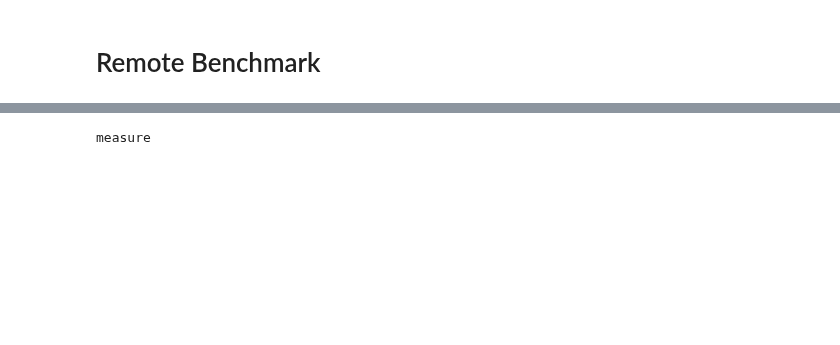
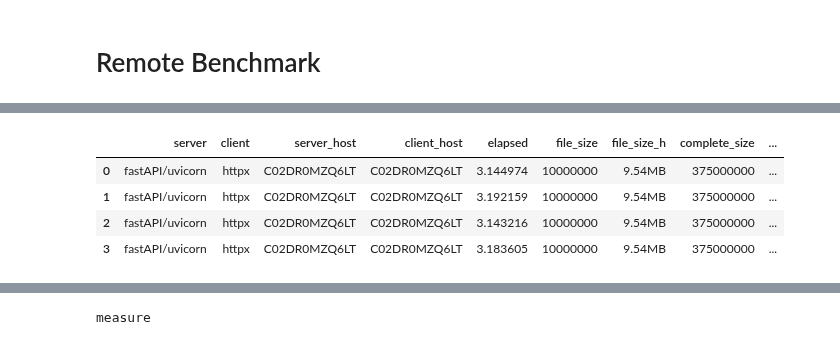
Before and after one commit to ephes/will_it_saturate, a Jupyter notebook: 90_benchmark_without_benchmark.ipynb, the cells around one changed output, grey strips where cells are left out. Drawn from its saved outputs; the diff is of its cells as text; code cells hidden in the pictures; blank space fills up the shorter version.

Commit message:
storing/reading results in sqlite works \o/

```diff
--- a/90_benchmark_without_benchmark.ipynb
+++ b/90_benchmark_without_benchmark.ipynb
@@ -87,7 +88,7 @@ result.bytes_per_second
 # %%
 # dont_test
 
-repo = SqliteRepository.build_repository("test.db")
-affected = repo.add_result(result)
-print(affected)
+repository = SqliteRepository.build_repository("test.db")
+register_default_tables(repository)
+results = repository.tables["result"]
 # %% [output]
@@ -95 +95,6 @@ print(affected)
 [interactive output not drawn]
+# %%
+# dont_test
+
+result_id = results.add_result(result)
+print(result_id)
@@ -95,0 +124,10 @@ print(affected)
+# %%
+# dont_test
+
+pd.DataFrame([r.dict_for_pandas() for r in results.get_results()])
+# %% [output]
+|  | server | client | server_host | client_host | elapsed | file_size | file_size_h | complete_size | ... |
+| 0 | fastAPI/uvicorn | httpx | C02DR0MZQ6LT | C02DR0MZQ6LT | 3.144974 | 10000000 | 9.54MB | 375000000 | ... |
+| 1 | fastAPI/uvicorn | httpx | C02DR0MZQ6LT | C02DR0MZQ6LT | 3.192159 | 10000000 | 9.54MB | 375000000 | ... |
+| 2 | fastAPI/uvicorn | httpx | C02DR0MZQ6LT | C02DR0MZQ6LT | 3.143216 | 10000000 | 9.54MB | 375000000 | ... |
+| 3 | fastAPI/uvicorn | httpx | C02DR0MZQ6LT | C02DR0MZQ6LT | 3.183605 | 10000000 | 9.54MB | 375000000 | ... |
```
Also changed, not shown: parts of 9 cells of this notebook, 21 other files.
